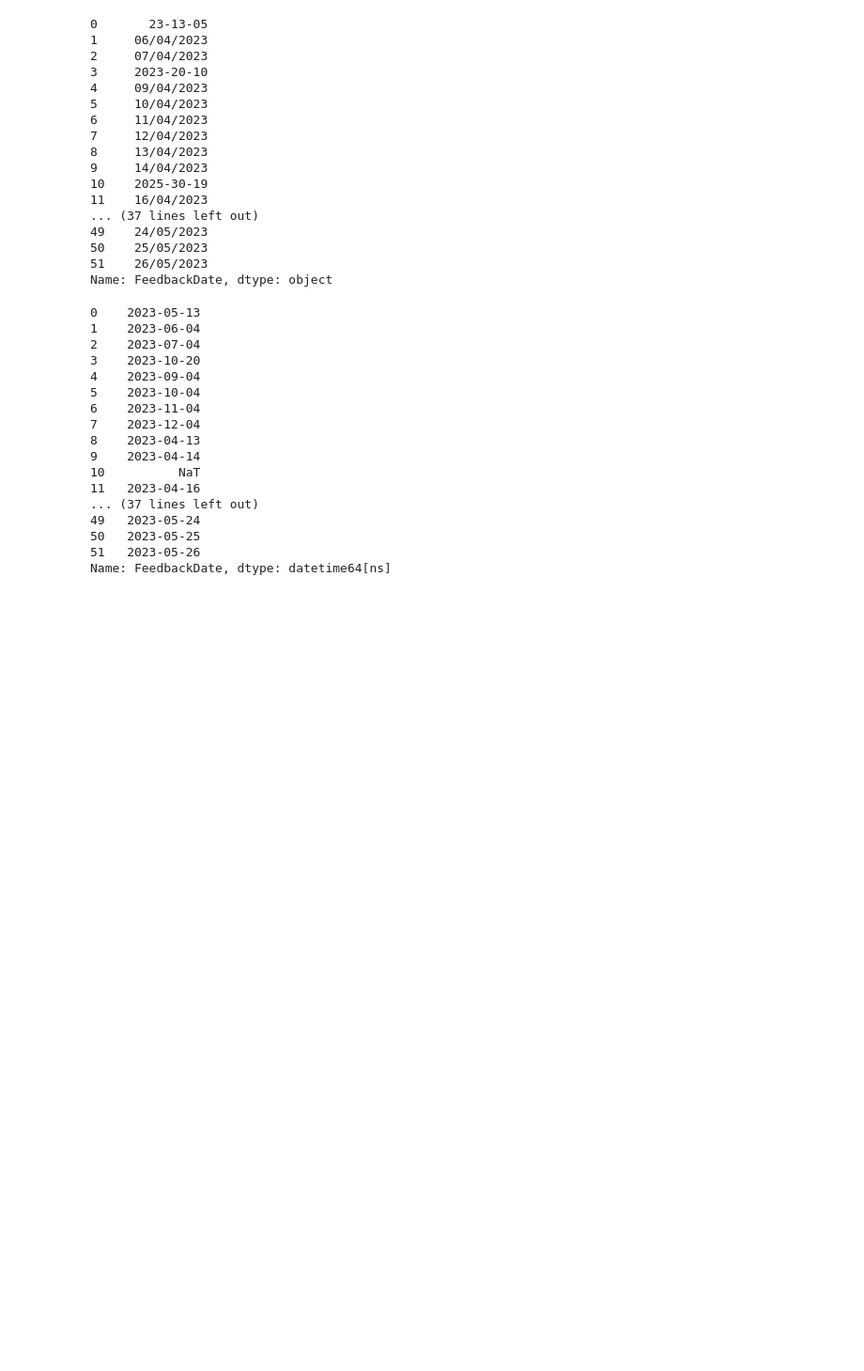
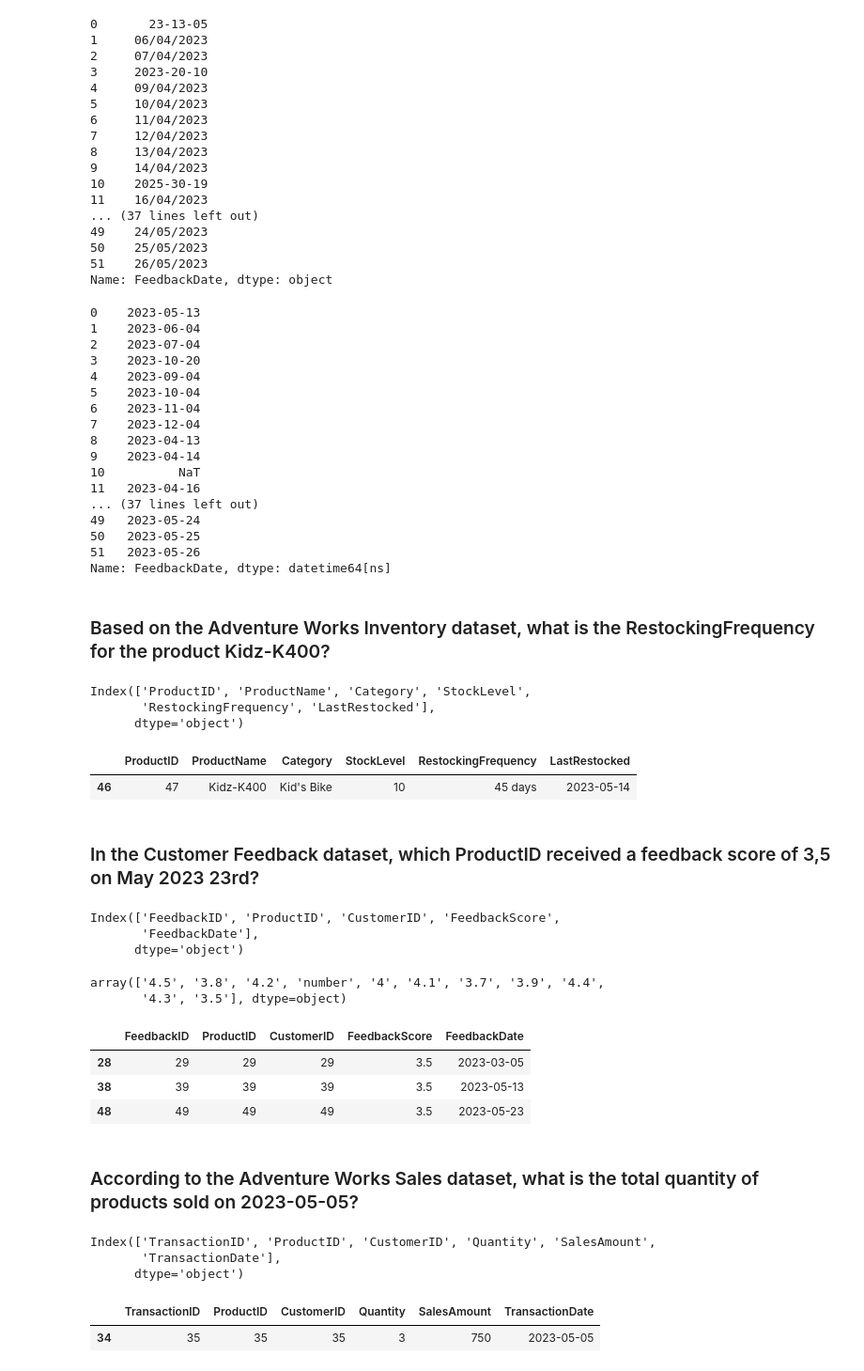
Before and after one commit to GarganoNicolas/powerBI, a Jupyter notebook: powerBIcourse_cleaningData.ipynb, the cells around one changed output. Shown at 94% size. Drawn from its saved outputs; the diff is of its cells as text; code cells hidden in the pictures; blank space fills up the shorter version.

```diff
--- a/powerBIcourse_cleaningData.ipynb
+++ b/powerBIcourse_cleaningData.ipynb
@@ -411,3 +411,52 @@ feedback_df['FeedbackDate']
 50   2023-05-25
 51   2023-05-26
 Name: FeedbackDate, dtype: datetime64[ns]
+# %% [markdown]
+### Based on the Adventure Works Inventory dataset, what is the RestockingFrequency for the product Kidz-K400?
+# %%
+inventory_df.columns
+# %% [output]
+Index(['ProductID', 'ProductName', 'Category', 'StockLevel',
+       'RestockingFrequency', 'LastRestocked'],
+      dtype='object')
+# %%
+KidzK400 = inventory_df[inventory_df['ProductName'] == 'Kidz-K400']
+KidzK400
+# %% [output]
+|  | ProductID | ProductName | Category | StockLevel | RestockingFrequency | LastRestocked |
+| 46 | 47 | Kidz-K400 | Kid's Bike | 10 | 45 days | 2023-05-14 |
+# %% [markdown]
+### In the Customer Feedback dataset, which ProductID received a feedback score of 3,5 on May 2023 23rd?
+# %%
+feedback_df.columns
+# %% [output]
+Index(['FeedbackID', 'ProductID', 'CustomerID', 'FeedbackScore',
+       'FeedbackDate'],
+      dtype='object')
+# %%
+feedback_df['FeedbackScore'].unique()
+# %% [output]
+array(['4.5', '3.8', '4.2', 'number', '4', '4.1', '3.7', '3.9', '4.4',
+       '4.3', '3.5'], dtype=object)
+# %%
+score35 = feedback_df[feedback_df['FeedbackScore'] == '3.5']
+score35
+# %% [output]
+|  | FeedbackID | ProductID | CustomerID | FeedbackScore | FeedbackDate |
+| 28 | 29 | 29 | 29 | 3.5 | 2023-03-05 |
+| 38 | 39 | 39 | 39 | 3.5 | 2023-05-13 |
+| 48 | 49 | 49 | 49 | 3.5 | 2023-05-23 |
+# %% [markdown]
+### According to the Adventure Works Sales dataset, what is the total quantity of products sold on 2023-05-05?
+# %%
+sales_df.columns
+# %% [output]
+Index(['TransactionID', 'ProductID', 'CustomerID', 'Quantity', 'SalesAmount',
+       'TransactionDate'],
+      dtype='object')
+# %%
+sold2023_05_05 = sales_df[sales_df['TransactionDate'] == '2023-05-05']
+sold2023_05_05
+# %% [output]
+|  | TransactionID | ProductID | CustomerID | Quantity | SalesAmount | TransactionDate |
+| 34 | 35 | 35 | 35 | 3 | 750 | 2023-05-05 |
```
